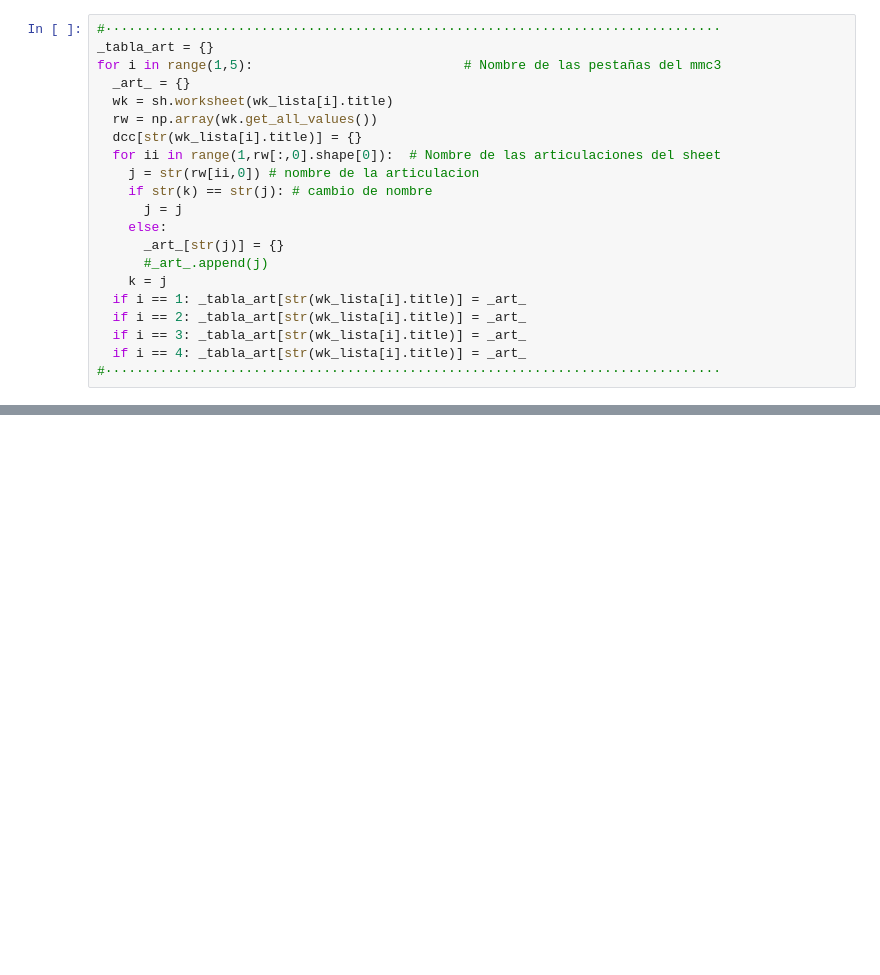
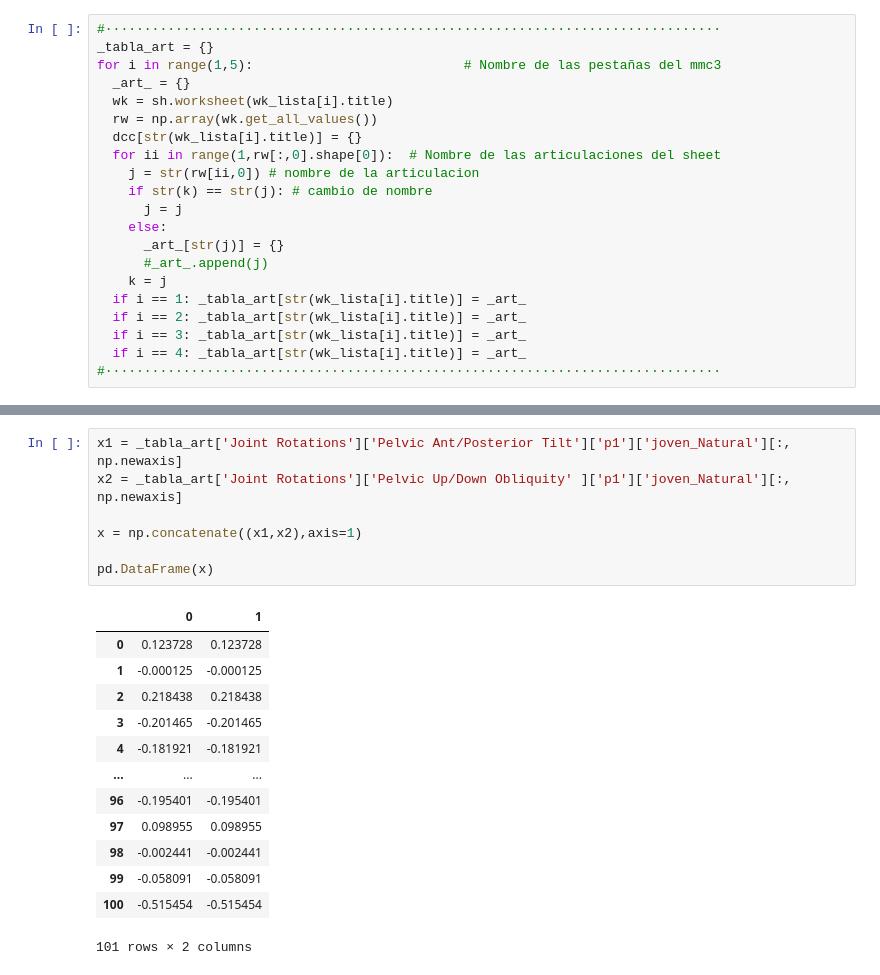
Before and after one commit to Beta628427/Tesis, a Jupyter notebook: 2_Beta___Cod/Beta_PCA/PCA_Cod_master_v2.ipynb, the cells around one changed output, grey strips where cells are left out. Cells and saved outputs as stored; diff of their text form; blank space fills up the shorter version.

```diff
--- a/2_Beta___Cod/Beta_PCA/PCA_Cod_master_v2.ipynb
+++ b/2_Beta___Cod/Beta_PCA/PCA_Cod_master_v2.ipynb
@@ -287,0 +250,21 @@ Name: joven_XS, Length: 101, dtype: float64
+# %%
+x1 = _tabla_art['Joint Rotations']['Pelvic Ant/Posterior Tilt']['p1']['joven_Natural'][:, np.newaxis]
+x2 = _tabla_art['Joint Rotations']['Pelvic Up/Down Obliquity' ]['p1']['joven_Natural'][:, np.newaxis]
+
+x = np.concatenate((x1,x2),axis=1)
+
+pd.DataFrame(x)
+# %% [output]
+|  | 0 | 1 |
+| 0 | 0.123728 | 0.123728 |
+| 1 | -0.000125 | -0.000125 |
+| 2 | 0.218438 | 0.218438 |
+| 3 | -0.201465 | -0.201465 |
+| 4 | -0.181921 | -0.181921 |
+| ... | ... | ... |
+| 96 | -0.195401 | -0.195401 |
+| 97 | 0.098955 | 0.098955 |
+| 98 | -0.002441 | -0.002441 |
+| 99 | -0.058091 | -0.058091 |
+| 100 | -0.515454 | -0.515454 |
+101 rows × 2 columns
```
Also changed, not shown: parts of 4 cells of this notebook.
